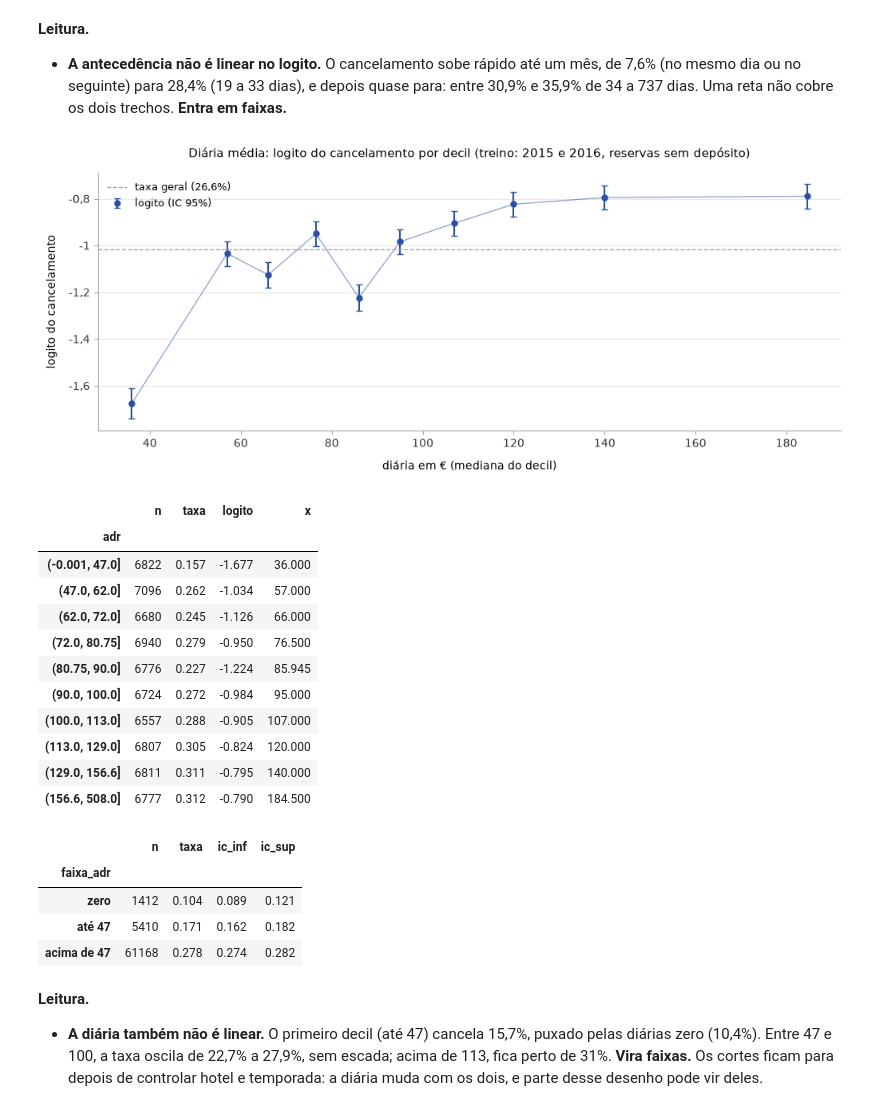
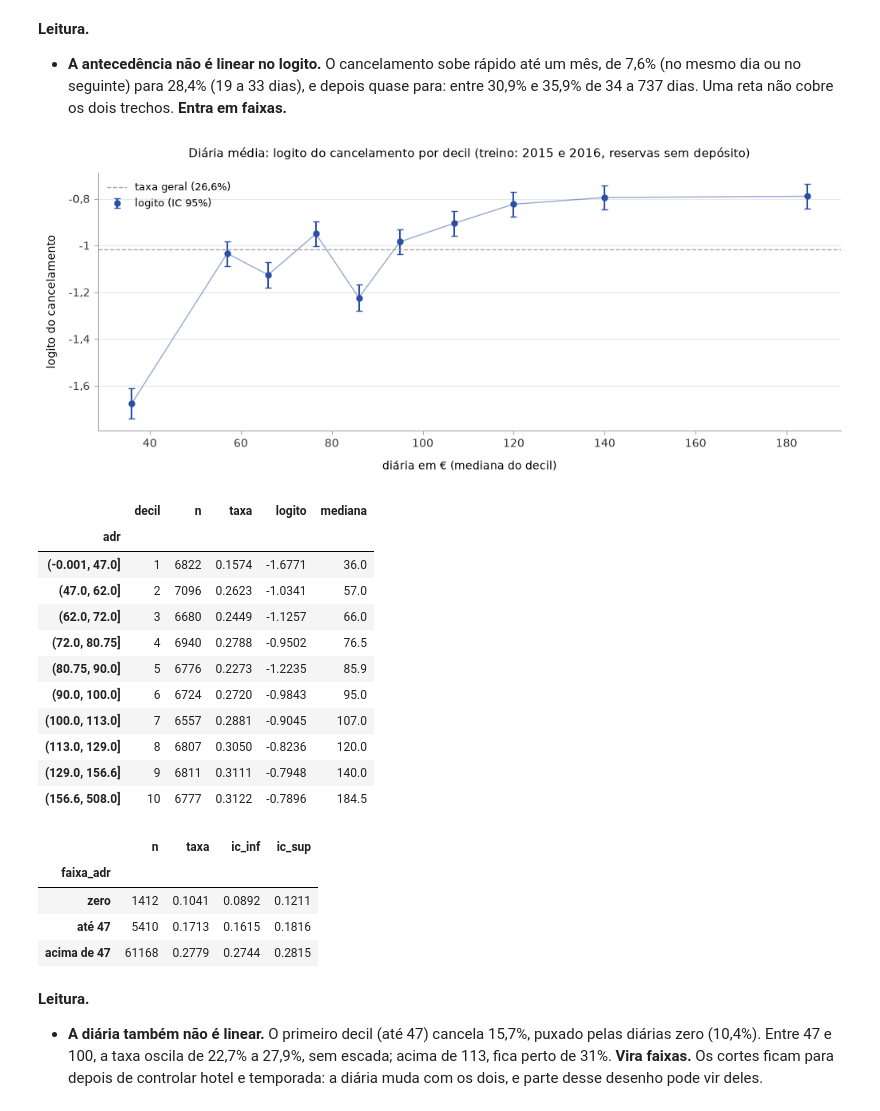
Before and after one commit to acrosatto/comunicacao-dados-mba, a Jupyter notebook: analise/ana/02_variaveis.ipynb, the cells around one changed output. Drawn from its saved outputs; the diff is of its cells as text; code cells hidden in the pictures.

```diff
--- a/analise/ana/02_variaveis.ipynb
+++ b/analise/ana/02_variaveis.ipynb
@@ -292,14 +292,14 @@ Tudo no **treino** (2015 e 2016, no escopo). O teste só aparece quando a pergun
 Na regressão logística, uma variável numérica tem efeito de reta no logito. O gráfico abaixo mostra o logito empírico de cada faixa contra o valor típico da faixa (a mediana): se os pontos caem numa reta, a variável entra como número; se não, vira faixas ou binária. Contínuas são cortadas em decis; contagens, por valor.
 # %%
 taxa_treino = treino['is_canceled'].mean()
-colunas = ['n', 'taxa', 'logito', 'x']
+colunas = ['decil', 'n', 'taxa', 'logito', 'mediana']
 
 def logito_decis(coluna, titulo, rotulo):
     tabela = logito_por_faixa(treino, coluna)
     fig, ax = plt.subplots(figsize=(12, 4.2))
     grafico_logito(tabela, titulo=titulo, rotulo_x=rotulo, taxa_geral=taxa_treino, ax=ax)
     plt.show()
-    return tabela[colunas].round(3)
+    return tabela[colunas].round(4).assign(mediana=lambda t: t['mediana'].round(1))   # mediana em dias ou euros
 
 logito_decis('lead_time', 'Antecedência: logito do cancelamento por decil (treino: 2015 e 2016, reservas sem depósito)',
              'dias (mediana do decil)')
@@ -324,29 +324,29 @@ logito_decis('lead_time', 'Antecedência: logito do cancelamento por decil (trei
 # %%
 display(logito_decis('adr', 'Diária média: logito do cancelamento por decil (treino: 2015 e 2016, reservas sem depósito)',
                      'diária em € (mediana do decil)'))
 
 # o primeiro decil da diária inclui as diárias zero (notebook 01, seção 4.3)
 taxa_por_nivel(treino.assign(faixa_adr=pd.cut(treino['adr'], [-1, 0, 47, np.inf], labels=['zero', 'até 47', 'acima de 47'])),
-               'faixa_adr')[['n', 'taxa', 'ic_inf', 'ic_sup']].round(3)
+               'faixa_adr')[['n', 'taxa', 'ic_inf', 'ic_sup']].round(4)
 # %% [output]
 [figure]
-|  | n | taxa | logito | x |
-| adr |  |  |  |  |
-| (-0.001, 47.0] | 6822 | 0.157 | -1.677 | 36.000 |
-| (47.0, 62.0] | 7096 | 0.262 | -1.034 | 57.000 |
-| (62.0, 72.0] | 6680 | 0.245 | -1.126 | 66.000 |
-| (72.0, 80.75] | 6940 | 0.279 | -0.950 | 76.500 |
-| (80.75, 90.0] | 6776 | 0.227 | -1.224 | 85.945 |
-| (90.0, 100.0] | 6724 | 0.272 | -0.984 | 95.000 |
-| (100.0, 113.0] | 6557 | 0.288 | -0.905 | 107.000 |
-| (113.0, 129.0] | 6807 | 0.305 | -0.824 | 120.000 |
-| (129.0, 156.6] | 6811 | 0.311 | -0.795 | 140.000 |
-| (156.6, 508.0] | 6777 | 0.312 | -0.790 | 184.500 |
+|  | decil | n | taxa | logito | mediana |
+| adr |  |  |  |  |  |
+| (-0.001, 47.0] | 1 | 6822 | 0.1574 | -1.6771 | 36.0 |
+| (47.0, 62.0] | 2 | 7096 | 0.2623 | -1.0341 | 57.0 |
+| (62.0, 72.0] | 3 | 6680 | 0.2449 | -1.1257 | 66.0 |
+| (72.0, 80.75] | 4 | 6940 | 0.2788 | -0.9502 | 76.5 |
+| (80.75, 90.0] | 5 | 6776 | 0.2273 | -1.2235 | 85.9 |
+| (90.0, 100.0] | 6 | 6724 | 0.2720 | -0.9843 | 95.0 |
+| (100.0, 113.0] | 7 | 6557 | 0.2881 | -0.9045 | 107.0 |
+| (113.0, 129.0] | 8 | 6807 | 0.3050 | -0.8236 | 120.0 |
+| (129.0, 156.6] | 9 | 6811 | 0.3111 | -0.7948 | 140.0 |
+| (156.6, 508.0] | 10 | 6777 | 0.3122 | -0.7896 | 184.5 |
 |  | n | taxa | ic_inf | ic_sup |
 | faixa_adr |  |  |  |  |
-| zero | 1412 | 0.104 | 0.089 | 0.121 |
-| até 47 | 5410 | 0.171 | 0.162 | 0.182 |
-| acima de 47 | 61168 | 0.278 | 0.274 | 0.282 |
+| zero | 1412 | 0.1041 | 0.0892 | 0.1211 |
+| até 47 | 5410 | 0.1713 | 0.1615 | 0.1816 |
+| acima de 47 | 61168 | 0.2779 | 0.2744 | 0.2815 |
 # %% [markdown]
 **Leitura.**
 
```
Also changed, not shown: parts of 21 cells of this notebook, 2 other files.
